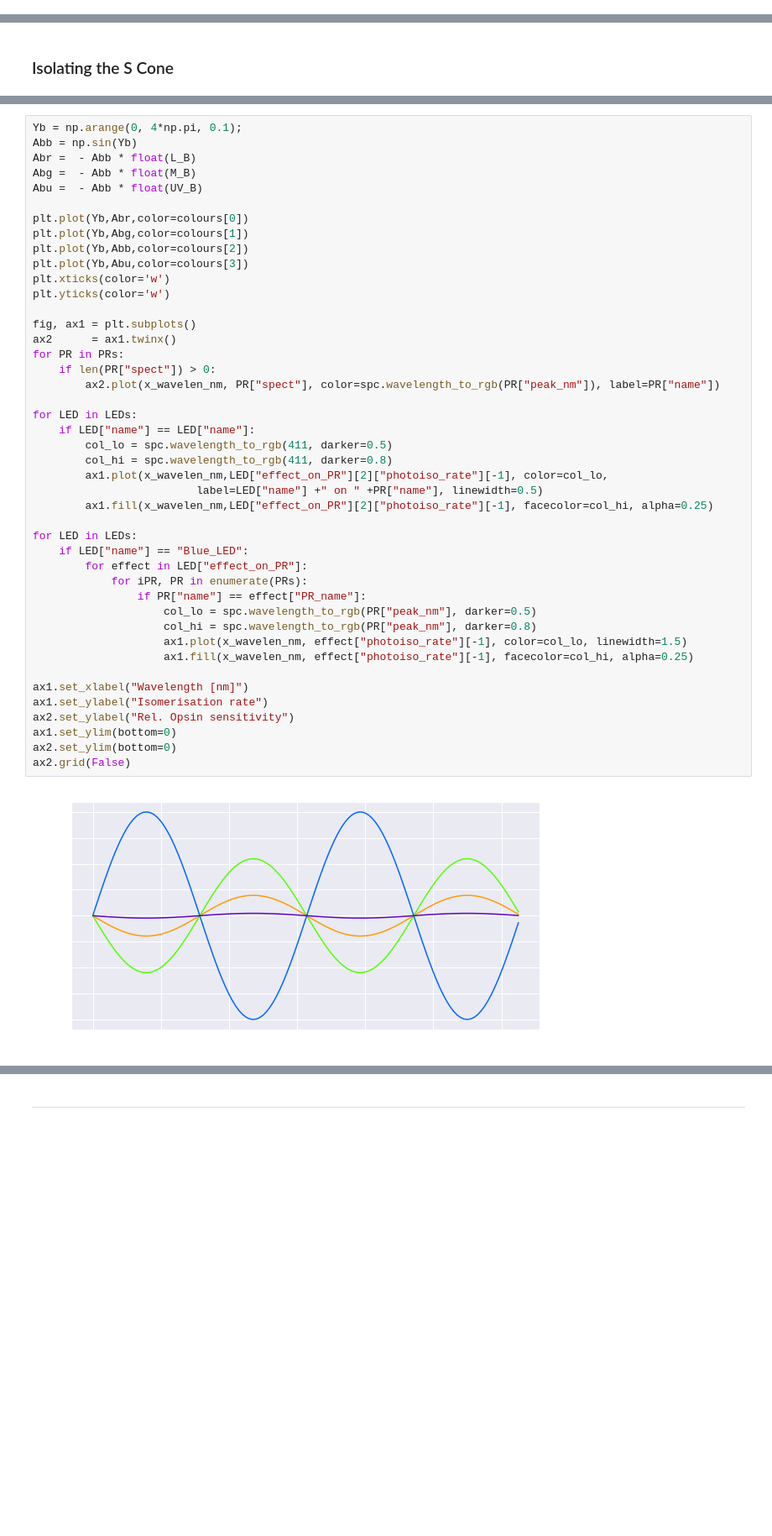
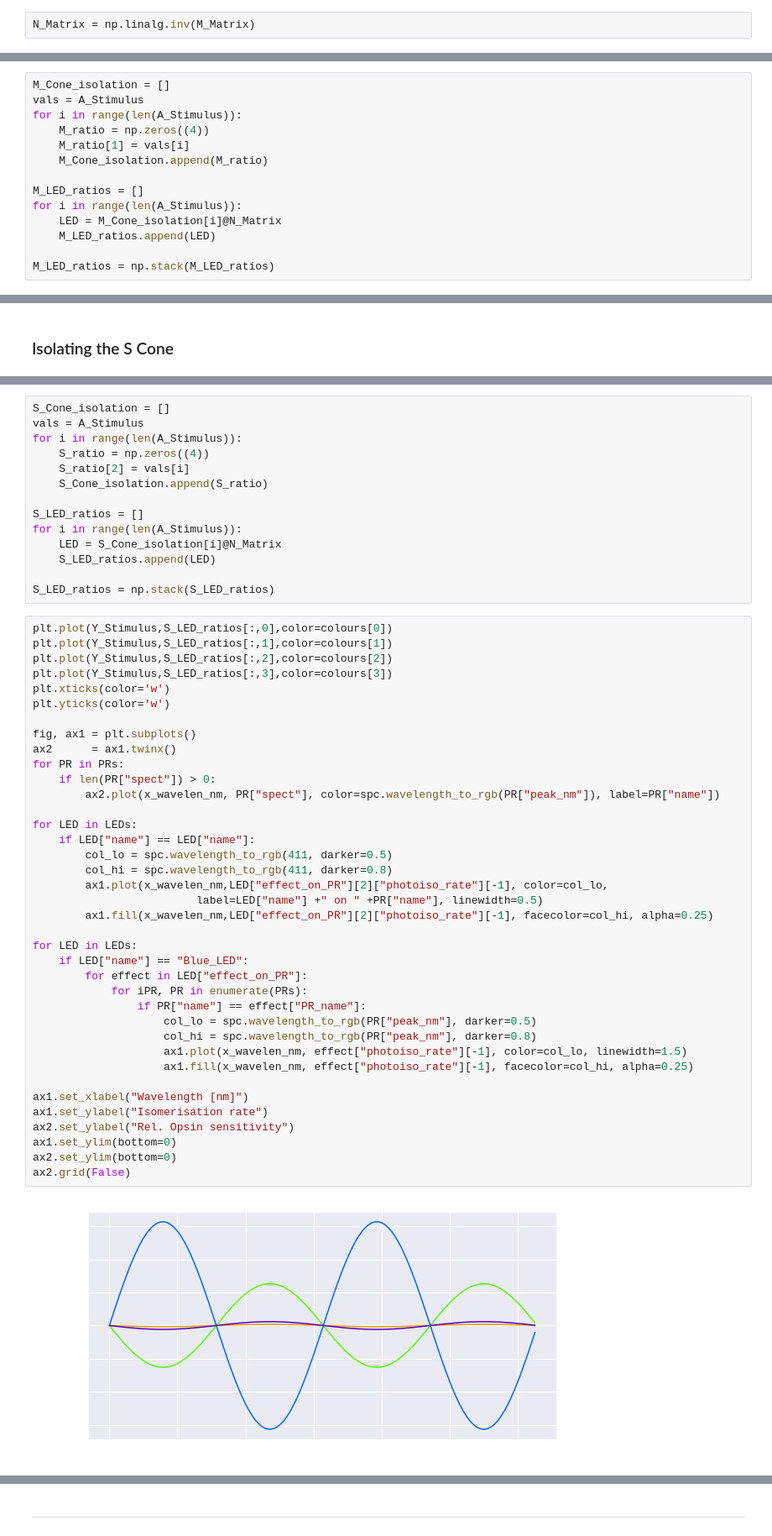
Before and after one commit to eulerlab/open-visual-stimulator, a Jupyter notebook: calibration_zebrafish/stimulator_calibration.ipynb, the cells around one changed output, grey strips where cells are left out. Shown at 84% size. Saved outputs shown, nothing was run; the diff lists cells and outputs as text; blank space fills up the shorter version.

```diff
--- a/calibration_zebrafish/stimulator_calibration.ipynb
+++ b/calibration_zebrafish/stimulator_calibration.ipynb
@@ -787,0 +852,2 @@ for iLED in range (4):
+# %%
+N_Matrix = np.linalg.inv(M_Matrix)
@@ -879 +933,15 @@ Activation Ratio of UV_opsin by Green LED = 3.2e-3
+# %%
+M_Cone_isolation = []
+vals = A_Stimulus
+for i in range(len(A_Stimulus)):
+    M_ratio = np.zeros((4))
+    M_ratio[1] = vals[i]
+    M_Cone_isolation.append(M_ratio)
+
+M_LED_ratios = []
+for i in range(len(A_Stimulus)):
+    LED = M_Cone_isolation[i]@N_Matrix
+    M_LED_ratios.append(LED)
+
+M_LED_ratios = np.stack(M_LED_ratios)
 # %%
@@ -945,14 +992,22 @@ Activation Ratio of UV_opsin by Blue LED = 2.28e-2
+# %%
+S_Cone_isolation = []
+vals = A_Stimulus
+for i in range(len(A_Stimulus)):
+    S_ratio = np.zeros((4))
+    S_ratio[2] = vals[i]
+    S_Cone_isolation.append(S_ratio)
+
+S_LED_ratios = []
+for i in range(len(A_Stimulus)):
+    LED = S_Cone_isolation[i]@N_Matrix
+    S_LED_ratios.append(LED)
+
+S_LED_ratios = np.stack(S_LED_ratios)
 # %%
-Yb = np.arange(0, 4*np.pi, 0.1);
-Abb = np.sin(Yb)
-Abr =  - Abb * float(L_B)
-Abg =  - Abb * float(M_B)
-Abu =  - Abb * float(UV_B)
-
-plt.plot(Yb,Abr,color=colours[0])
-plt.plot(Yb,Abg,color=colours[1])
-plt.plot(Yb,Abb,color=colours[2])
-plt.plot(Yb,Abu,color=colours[3])
+plt.plot(Y_Stimulus,S_LED_ratios[:,0],color=colours[0])
+plt.plot(Y_Stimulus,S_LED_ratios[:,1],color=colours[1])
+plt.plot(Y_Stimulus,S_LED_ratios[:,2],color=colours[2])
+plt.plot(Y_Stimulus,S_LED_ratios[:,3],color=colours[3])
 plt.xticks(color='w')
 plt.yticks(color='w')
 
@@ -960,34 +1015,34 @@ fig, ax1 = plt.subplots()
 ax2      = ax1.twinx()
 for PR in PRs:
     if len(PR["spect"]) > 0:
         ax2.plot(x_wavelen_nm, PR["spect"], color=spc.wavelength_to_rgb(PR["peak_nm"]), label=PR["name"])
 
 for LED in LEDs:
     if LED["name"] == LED["name"]:
         col_lo = spc.wavelength_to_rgb(411, darker=0.5)
         col_hi = spc.wavelength_to_rgb(411, darker=0.8)
         ax1.plot(x_wavelen_nm,LED["effect_on_PR"][2]["photoiso_rate"][-1], color=col_lo,
                          label=LED["name"] +" on " +PR["name"], linewidth=0.5)
         ax1.fill(x_wavelen_nm,LED["effect_on_PR"][2]["photoiso_rate"][-1], facecolor=col_hi, alpha=0.25)
 
 for LED in LEDs:
     if LED["name"] == "Blue_LED":
         for effect in LED["effect_on_PR"]:
             for iPR, PR in enumerate(PRs):
                 if PR["name"] == effect["PR_name"]:
                     col_lo = spc.wavelength_to_rgb(PR["peak_nm"], darker=0.5)
                     col_hi = spc.wavelength_to_rgb(PR["peak_nm"], darker=0.8)
                     ax1.plot(x_wavelen_nm, effect["photoiso_rate"][-1], color=col_lo, linewidth=1.5)
                     ax1.fill(x_wavelen_nm, effect["photoiso_rate"][-1], facecolor=col_hi, alpha=0.25)
 
 ax1.set_xlabel("Wavelength [nm]")
 ax1.set_ylabel("Isomerisation rate")
 ax2.set_ylabel("Rel. Opsin sensitivity")
 ax1.set_ylim(bottom=0)
 ax2.set_ylim(bottom=0)
 ax2.grid(False)
 # %% [output]
-[figure, old version]
+[figure, new version]
 [figure]
 # %% [markdown]
 ***
```
Also changed, not shown: parts of 26 cells of this notebook.
